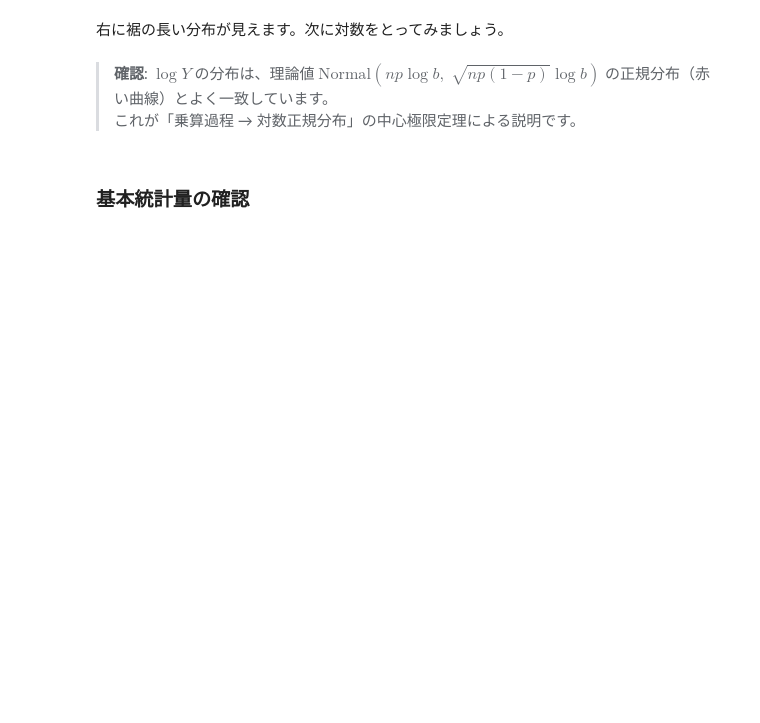
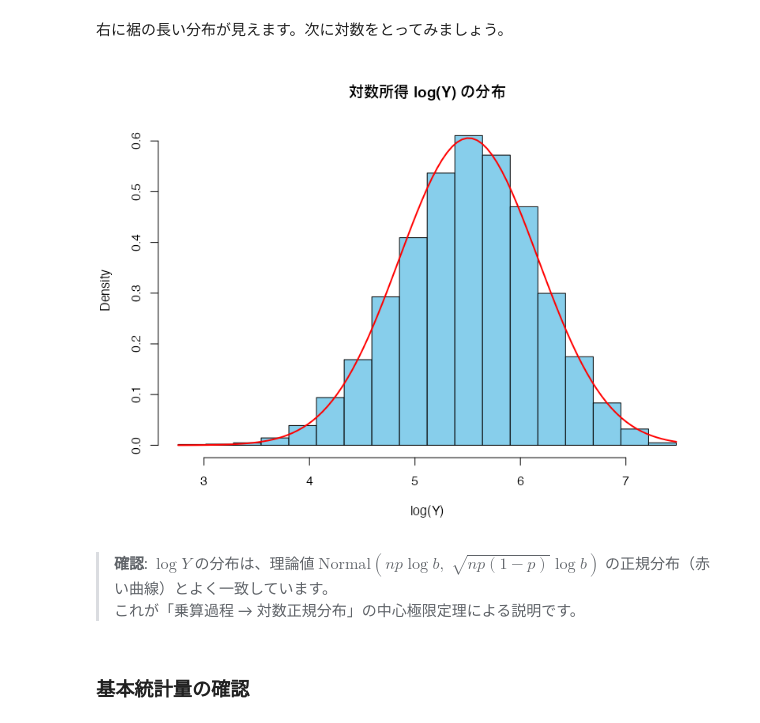
Before and after one commit to aishidajt9/2026MathSoc, a Jupyter notebook: 06_Income_Simulation.ipynb, the cells around one changed output. Saved outputs shown, nothing was run; the diff lists cells and outputs as text; code cells hidden in the pictures; blank space fills up the shorter version.

```diff
--- a/06_Income_Simulation.ipynb
+++ b/06_Income_Simulation.ipynb
@@ -108,15 +137,21 @@ hist(Y_all, breaks = 50, prob = TRUE,
 右に裾の長い分布が見えます。次に対数をとってみましょう。
 # %%
 # 対数所得の分布
-hist(log(Y_all), breaks = 50, prob = TRUE,
+# log(Y) = W * log(b) は離散値なので、ビンの幅を log(b) に合わせる
+log_b <- log(b)
+breaks_seq <- seq(min(log(Y_all)) - log_b / 2, max(log(Y_all)) + log_b / 2, by = log_b)
+
+hist(log(Y_all), breaks = breaks_seq, prob = TRUE,
      col = "skyblue",
      main = "対数所得 log(Y) の分布",
      xlab = "log(Y)")
 
 # 理論的な正規分布を重ねる
-mu    <- n * p * log(b)
-sigma <- sqrt(n * p * (1 - p)) * log(b)
+mu    <- n * p * log_b
+sigma <- sqrt(n * p * (1 - p)) * log_b
 curve(dnorm(x, mu, sigma), col = "red", lwd = 2, add = TRUE)
+# %% [output]
+[figure, added]
 # %% [markdown]
 > **確認**: $\log Y$ の分布は、理論値 $\mathrm{Normal}(np\log b,\; \sqrt{np(1-p)}\log b)$ の正規分布（赤い曲線）とよく一致しています。
 > これが「乗算過程 → 対数正規分布」の中心極限定理による説明です。
```
Also changed, not shown: parts of 32 cells of this notebook.
